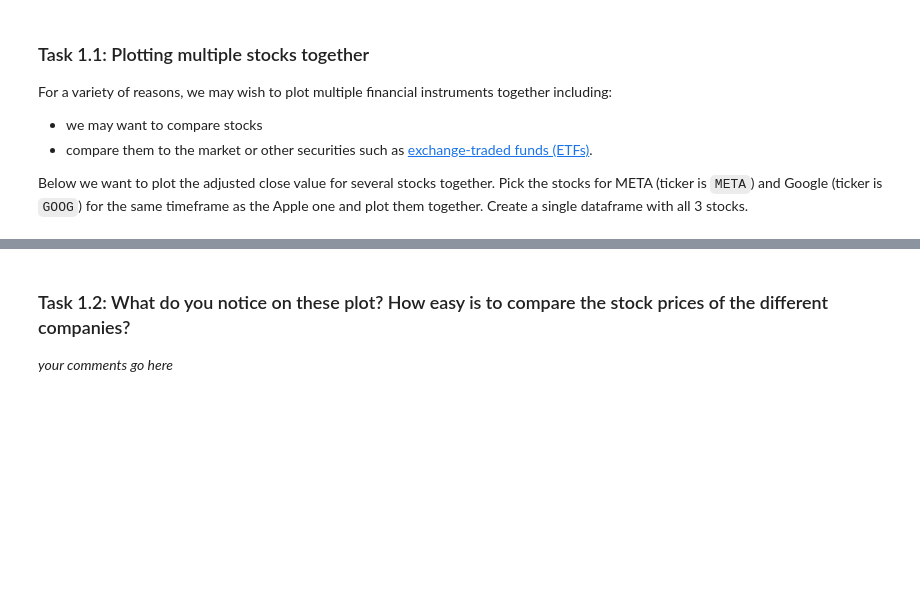
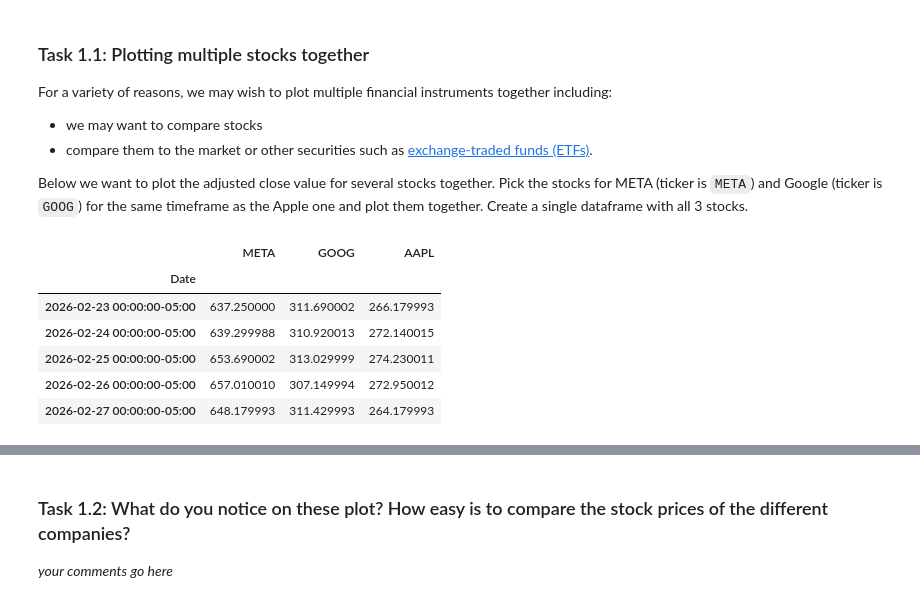
Before and after one commit to to505to505/clinic4, a Jupyter notebook: clinic5-ts.ipynb, the cells around one changed output, grey strips where cells are left out. Saved outputs shown, nothing was run; the diff lists cells and outputs as text; code cells hidden in the pictures; blank space fills up the shorter version.

```diff
--- a/clinic5-ts.ipynb
+++ b/clinic5-ts.ipynb
@@ -133,13 +142,24 @@ For a variety of reasons, we may wish to plot multiple financial instruments tog
 
 Below we want to plot the adjusted close value for several stocks together. Pick the stocks for META (ticker is `META`) and Google (ticker is `GOOG`) for the same timeframe as the Apple one and plot them together. Create a single dataframe with all 3 stocks.
 # %%
-META = ...
-GOOG = ...
+META =  yf.Ticker("META").history(start = start, end= end)
+GOOG = yf.Ticker("GOOG").history(start = start, end= end)
 
 # Below I create a DataFrame consisting of the adjusted closing price of these stocks, first by making a list of these objects and using the join method
-close = pd.DataFrame(...)
+close = pd.DataFrame(META['Close'].rename('META')) \
+          .join(GOOG['Close'].rename('GOOG')) \
+          .join(AAPL['Close'].rename('AAPL'))
+
 
 close.tail()
+# %% [output]
+|  | META | GOOG | AAPL |
+| Date |  |  |  |
+| 2026-02-23 00:00:00-05:00 | 637.250000 | 311.690002 | 266.179993 |
+| 2026-02-24 00:00:00-05:00 | 639.299988 | 310.920013 | 272.140015 |
+| 2026-02-25 00:00:00-05:00 | 653.690002 | 313.029999 | 274.230011 |
+| 2026-02-26 00:00:00-05:00 | 657.010010 | 307.149994 | 272.950012 |
+| 2026-02-27 00:00:00-05:00 | 648.179993 | 311.429993 | 264.179993 |
 # %%
 #here we plot it
 close.plot(grid = True);
```
Also changed, not shown: parts of 18 cells of this notebook, 1 other file.
